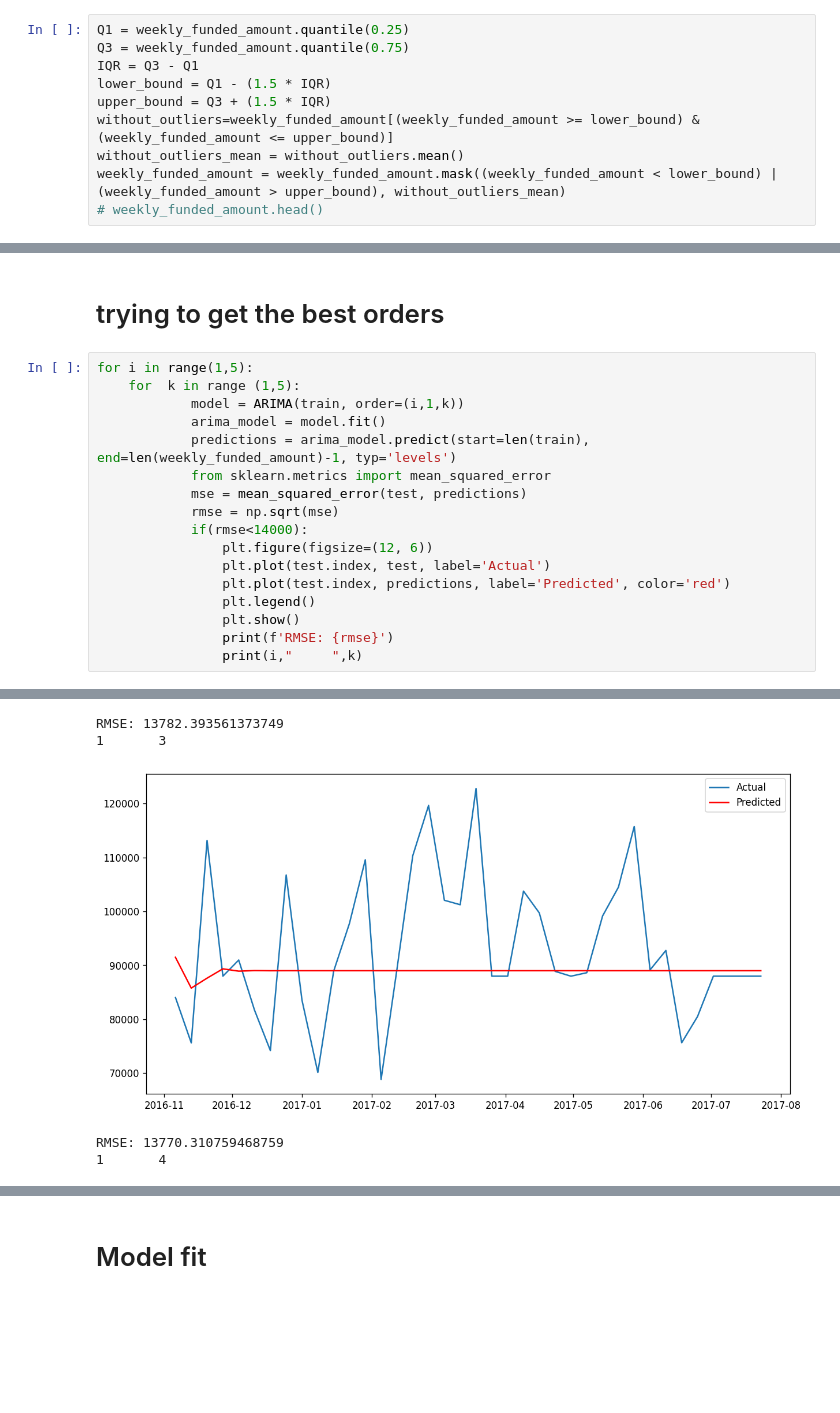
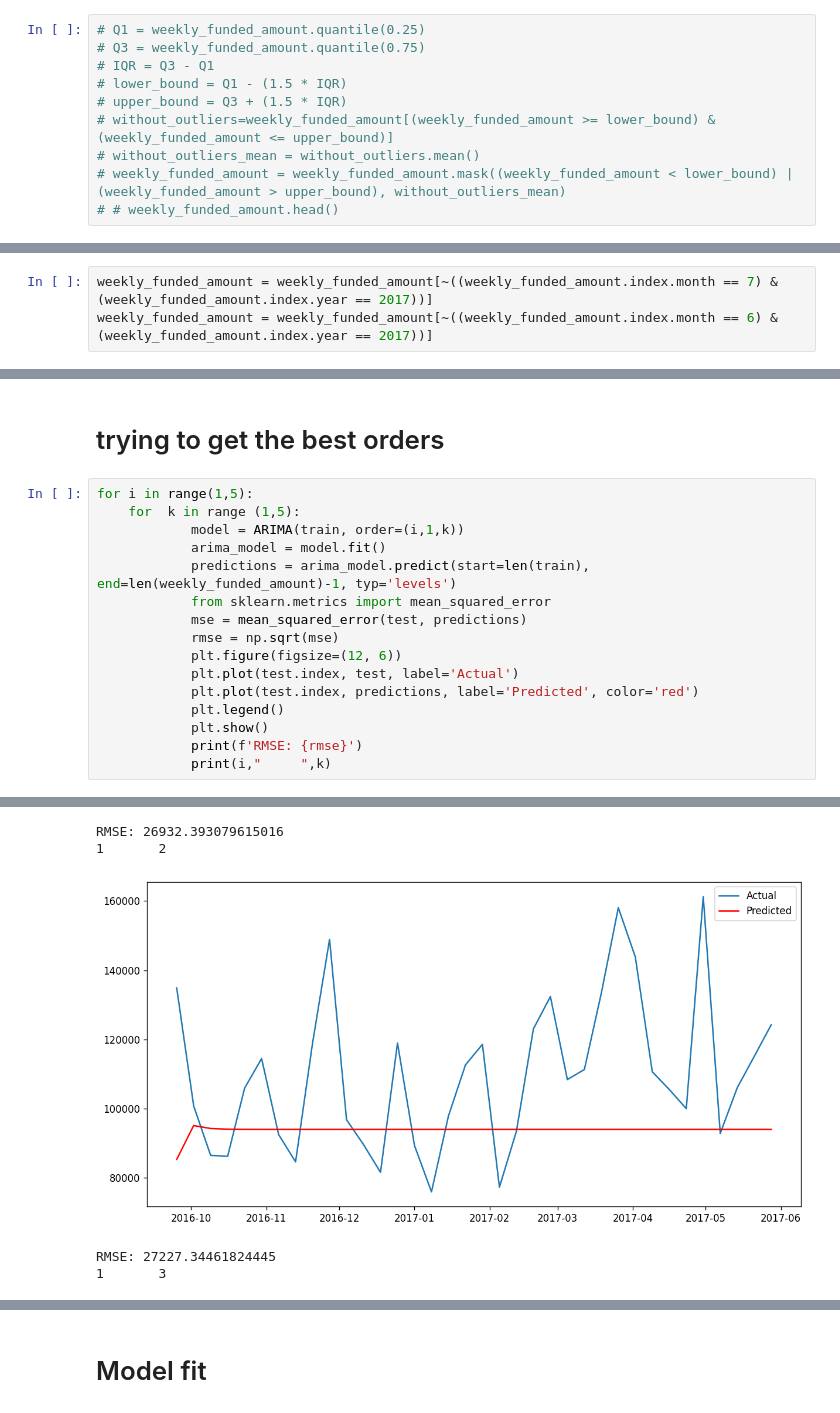
Before and after one commit to mahmoud-hassan1/Bi--Kiva-Loan-project, a Jupyter notebook: project.ipynb, the cells around one changed output, grey strips where cells are left out. Drawn from its saved outputs; the diff is of its cells as text; blank space fills up the shorter version.

```diff
--- a/project.ipynb
+++ b/project.ipynb
@@ -383,13 +383,13 @@ weekly_funded_amount = weekly_funded_amount.resample('w').sum()
 # %%
-Q1 = weekly_funded_amount.quantile(0.25)
-Q3 = weekly_funded_amount.quantile(0.75)
-IQR = Q3 - Q1
-lower_bound = Q1 - (1.5 * IQR)
-upper_bound = Q3 + (1.5 * IQR)
-without_outliers=weekly_funded_amount[(weekly_funded_amount >= lower_bound) & (weekly_funded_amount <= upper_bound)]
-without_outliers_mean = without_outliers.mean()
-weekly_funded_amount = weekly_funded_amount.mask((weekly_funded_amount < lower_bound) | (weekly_funded_amount > upper_bound), without_outliers_mean)
-# weekly_funded_amount.head()
+# Q1 = weekly_funded_amount.quantile(0.25)
+# Q3 = weekly_funded_amount.quantile(0.75)
+# IQR = Q3 - Q1
+# lower_bound = Q1 - (1.5 * IQR)
+# upper_bound = Q3 + (1.5 * IQR)
+# without_outliers=weekly_funded_amount[(weekly_funded_amount >= lower_bound) & (weekly_funded_amount <= upper_bound)]
+# without_outliers_mean = without_outliers.mean()
+# weekly_funded_amount = weekly_funded_amount.mask((weekly_funded_amount < lower_bound) | (weekly_funded_amount > upper_bound), without_outliers_mean)
+# # weekly_funded_amount.head()
 # %%
 weekly_funded_amount
 # %% [output]
@@ -411,3 +422,6 @@ Freq: W-SUN, Name: funded_amount, Length: 186, dtype: float64
+# %%
+weekly_funded_amount = weekly_funded_amount[~((weekly_funded_amount.index.month == 7) & (weekly_funded_amount.index.year == 2017))]
+weekly_funded_amount = weekly_funded_amount[~((weekly_funded_amount.index.month == 6) & (weekly_funded_amount.index.year == 2017))]
 # %%
 plt.figure(figsize=(10, 6))
 plt.plot(weekly_funded_amount, label='Monthly Funded Amount')
@@ -573,12 +587,11 @@ for i in range(1,5):
             from sklearn.metrics import mean_squared_error
             mse = mean_squared_error(test, predictions)
             rmse = np.sqrt(mse)
-            if(rmse<14000):
-                plt.figure(figsize=(12, 6))
-                plt.plot(test.index, test, label='Actual')
-                plt.plot(test.index, predictions, label='Predicted', color='red')
-                plt.legend()
-                plt.show()
-                print(f'RMSE: {rmse}')
-                print(i,"     ",k)
+            plt.figure(figsize=(12, 6))
+            plt.plot(test.index, test, label='Actual')
+            plt.plot(test.index, predictions, label='Predicted', color='red')
+            plt.legend()
+            plt.show()
+            print(f'RMSE: {rmse}')
+            print(i,"     ",k)
 # %% [output]
@@ -589,5 +602,5 @@ RMSE: 13986.333369895863
-RMSE: 13782.393561373749
-1       3
+RMSE: 26932.393079615016
+1       2
-[figure, old version]
+[figure, new version]
-RMSE: 13770.310759468759
-1       4
+RMSE: 27227.34461824445
+1       3
```
Also changed, not shown: parts of 21 cells of this notebook.
